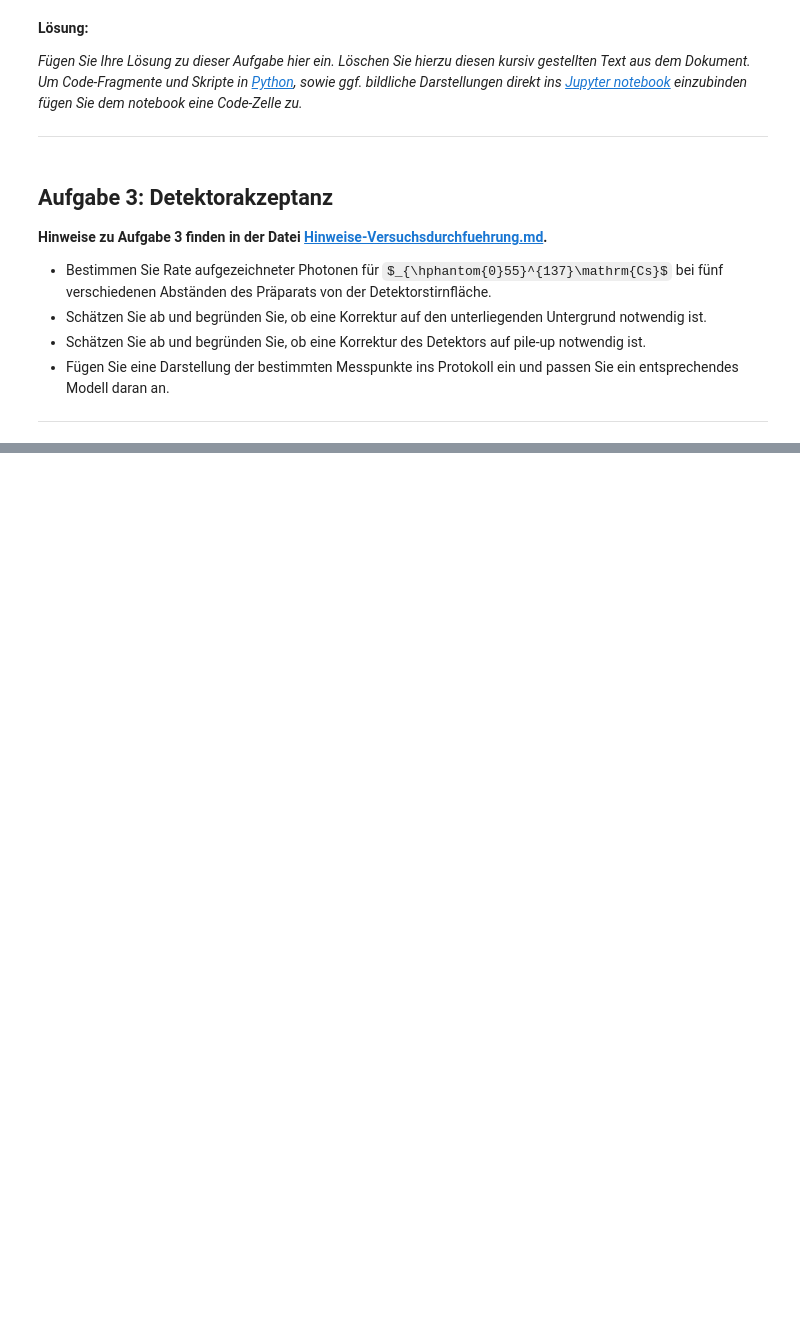
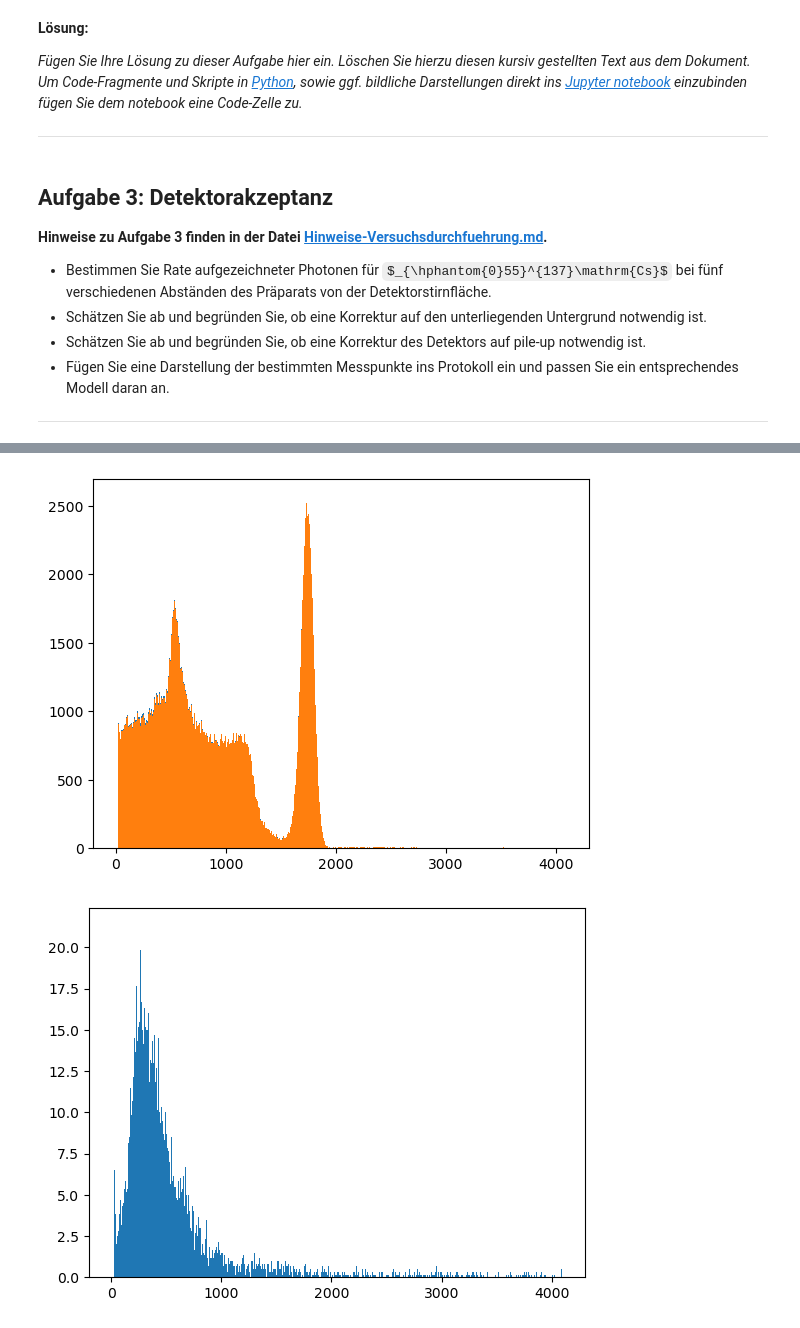
Before and after one commit to HerbertderGrosse/P2-sose-2024, a Jupyter notebook: Gammaspektroskopie/Gammaspektroskopie Jonah.ipynb, the cells around one changed output, grey strips where cells are left out. Drawn from its saved outputs; the diff is of its cells as text; code cells hidden in the pictures; some formulas as TeX source; blank space fills up the shorter version.

```diff
--- a/Gammaspektroskopie/Gammaspektroskopie Jonah.ipynb
+++ b/Gammaspektroskopie/Gammaspektroskopie Jonah.ipynb
@@ -194,0 +228,10 @@ Eine Korrektur mit der Hintergrundstrahlung ist notwendig, da das Spektrum bei g
+# %%
+plt.bar(x, Cs_1cm+hintergrund, width=1)
+plt.bar(x, Cs_1cm, width=1)
+
+plt.show()
+plt.bar(x, hintergrund, width=1)
+plt.show()
+# %% [output]
+[figure, added]
+[figure, added]
```
Also changed, not shown: parts of 4 cells of this notebook.
